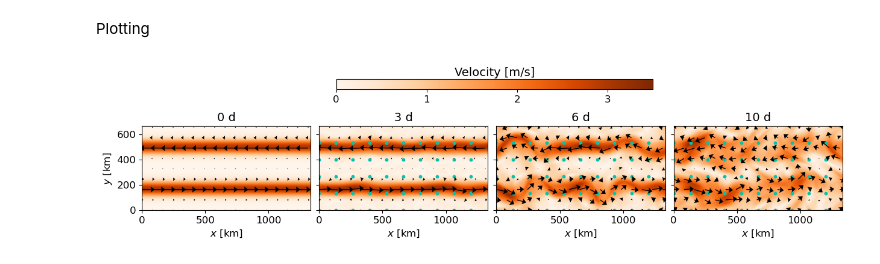
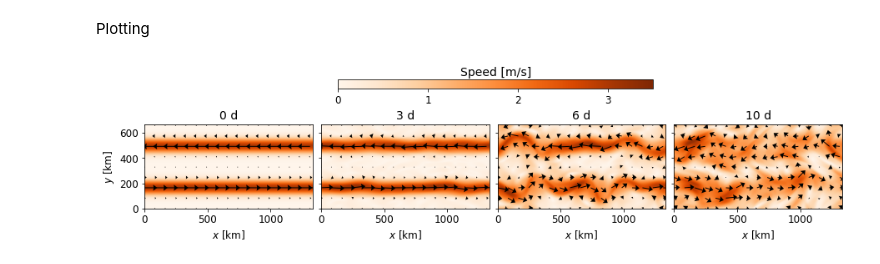
Before and after one commit to sintefmath/multilevelDA, a Jupyter notebook: notebooks/DoubleJet-Truth4paper.ipynb, the cells around one changed output. Saved outputs shown, nothing was run; the diff lists cells and outputs as text; code cells hidden in the pictures.

Commit message:
Changes in axis labels

```diff
--- a/notebooks/DoubleJet-Truth4paper.ipynb
+++ b/notebooks/DoubleJet-Truth4paper.ipynb
@@ -34,7 +34,7 @@ L = 9
 doubleJetCase = DoubleJetCase.DoubleJetCase(gpu_ctx, DoubleJetCase.DoubleJetPerturbationType.SteadyState, ny=2**L, nx=2**(L+1))
 doubleJetCase_args, doubleJetCase_init, _ = doubleJetCase.getInitConditions()
 # %%
-truth_path = "/home/florianb/havvarsel/multilevelDA/doublejet/scripts/DataAssimilation/DoubleJetTruth/2023-11-02T09_33_29"
+truth_path = "../scripts/DataAssimilation/DoubleJetTruth/2023-11-02T09_33_29"
 # %% [markdown]
 Plotting
 # %%
@@ -73,34 +73,34 @@ for d_idx in range(len(days)):
 
     if d_idx>0:
         ax.set_yticklabels([])
     else:
         ax.set_ylabel(r"$y$ [km]", fontsize=12)
 
     im = ax.imshow(V, extent=extent, cmap=plt.cm.Oranges, vmin=0.0, vmax=3.5)
 
-    if d_idx > 0:
-        ax.scatter(obs_xs/1000, obs_ys/1000, c="#06C2AC", s=10)
+    # if d_idx > 0:
+    #     ax.scatter(obs_xs/1000, obs_ys/1000, c="#06C2AC", s=10)
 
     x = np.arange(doubleJetCase_args["dx"]/2, doubleJetCase_args["nx"]*doubleJetCase_args["dx"], doubleJetCase_args["dx"])/1000
     y = np.arange(doubleJetCase_args["dy"]/2, doubleJetCase_args["ny"]*doubleJetCase_args["dy"], doubleJetCase_args["dy"])/1000
     xint = 63 #31
     yint = 63 #31
     ax.quiver(x[::xint], y[::yint], u[::yint, ::xint], v[::yint, ::xint], scale=40, headwidth=7.5)
 
 
 
 cbar_ax = fig.add_axes([0.34, 0.9, 0.35, 0.05])  # Position and dimensions of the colorbar
 cbar = fig.colorbar(im, cax=cbar_ax, orientation='horizontal',  ticks=[0, 1, 2, 3])
-cbar.set_label(label="Velocity [m/s]", size=14)#, labelpad=-50)
+cbar.set_label(label="Speed [m/s]", size=14)#, labelpad=-50)
 
 cbar.ax.xaxis.set_ticks_position('bottom')
 cbar.ax.xaxis.set_label_position('top')
 
 cbar.ax.tick_params(labelsize=12)
 
 # Adjust layout for better spacing
 plt.tight_layout()
 
 plt.savefig("DoubleJet-Truth4paper.pdf", bbox_inches="tight", dpi=300)
 # %% [output]
-[figure, old version]
+[figure, new version]
```
Also changed, not shown: 3 other files.
